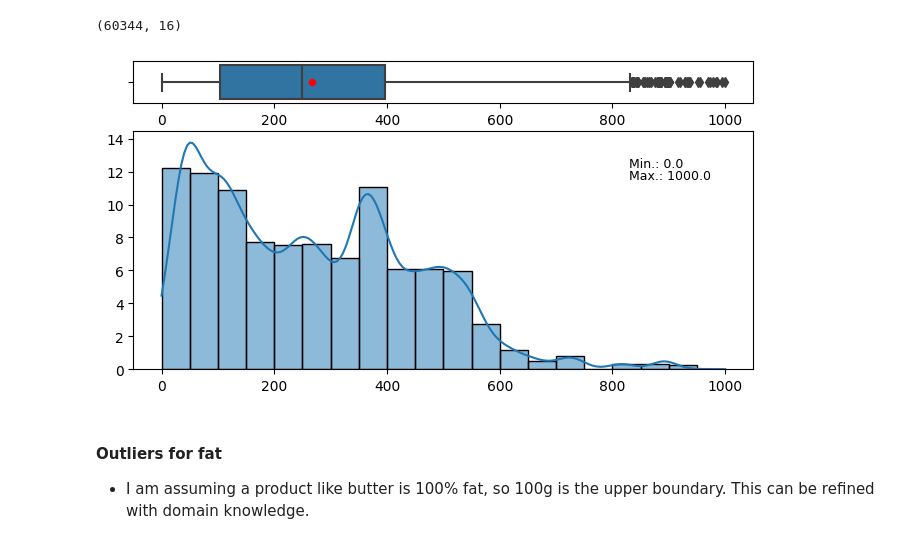
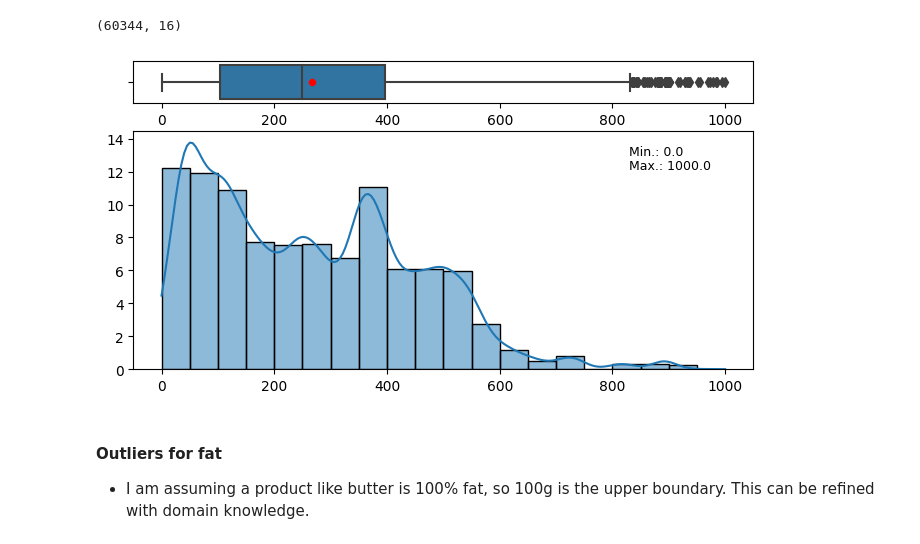
Before and after one commit to 64FC/Openclassrooms_DataScientist, a Jupyter notebook: Projet_2/OpenFoodFacts_1_notebook_nettoyage.ipynb, the cells around one changed output. Cells and saved outputs as stored; diff of their text form; code cells hidden in the pictures.

```diff
--- a/Projet_2/OpenFoodFacts_1_notebook_nettoyage.ipynb
+++ b/Projet_2/OpenFoodFacts_1_notebook_nettoyage.ipynb
@@ -359,6 +360,34 @@ In case there is a "generic" explanation (define upper/lower boundaries and set
 # %%
 # Start by making a copy of the df
 outliers_df = base_df_rmv.copy()
+# %%
+# Define a helper function for plotting
+def plot_box_hist(df, col_):
+  # Define the dimensions of the plot (global modification)
+  plt.rcParams['figure.figsize'] = (8,4)
+  # To reset figsize for future plots
+  #plt.rcParams['figure.figsize'] = plt.rcParamsDefault['figure.figsize']
+  _, axs = plt.subplots(2, 1, gridspec_kw={'height_ratios': (.15, .85)})
+  # Boxplot on 1st row
+  axs[0] = sns.boxplot(df, x=col_, orient='h', ax=axs[0], showmeans=True,
+                       meanprops={'marker':'8',
+                                  'markerfacecolor':'red',
+                                  'markeredgecolor':'red',
+                                  'markersize':'5'})
+  # Remove x axis name
+  axs[0].set(xlabel='')
+  # Histogram on 2nd row
+  axs[1] = sns.histplot(df, x=col_, stat='percent', bins=20, kde=True)
+  # Add min and max
+  axs[1].text(0.8, 0.9, 'Min.: {}'.format(df[col_].min()), fontsize=9,
+              transform=axs[1].transAxes)
+  axs[1].text(0.8, 0.84, 'Max.: {}'.format(df[col_].max()), fontsize=9,
+              transform=axs[1].transAxes)
+  # Remove x and y axis names
+  axs[1].set(xlabel='', ylabel='')
+  # Adjust spacing between (sub)plots
+  #plt.tight_layout()
+  plt.show()
 # %% [markdown]
 #### Outliers for energy
 # %%
@@ -409,33 +438,11 @@ outliers_df = outliers_df.loc[outliers_df[col_]<=1_000]
 outliers_df.shape
 # %% [output]
 (60344, 16)
-# %%
-# Define the dimensions of the plot (global modification)
-plt.rcParams['figure.figsize'] = (8,4)
-
-_, axs = plt.subplots(2, 1, gridspec_kw={'height_ratios': (.15, .85)})
-# Boxplot 1st row
-axs[0] = sns.boxplot(outliers_df, x=col_, orient='h', ax=axs[0],
-                     showmeans=True, meanprops={'marker':'8',
-                                                'markerfacecolor':'red',
-                                                'markeredgecolor':'red',
-                                                'markersize':'5'})
-# Remove x axis name
-axs[0].set(xlabel='')
-# Histogram on 2nd row
-axs[1] = sns.histplot(outliers_df, x=col_, stat='percent', bins=20, kde=True)
-# Add min and max
-axs[1].text(0.8, 0.85, 'Min.: {}'.format(outliers_df[col_].min()),
-            fontsize=9, transform=axs[1].transAxes)
-axs[1].text(0.8, 0.8, 'Max.: {}'.format(outliers_df[col_].max()),
-            fontsize=9, transform=axs[1].transAxes)
-# Remove x and y axis names
-axs[1].set(xlabel='', ylabel='')
-# Adjust spacing between (sub)plots
-#plt.tight_layout()
-plt.show()
-# %% [output]
-[figure, removed]
+# %%
+# Plot
+plot_box_hist(outliers_df, col_)
+# %% [output]
+[figure, added]
 # %% [markdown]
 #### Outliers for fat
 * I am assuming a product like butter is 100% fat, so 100g is the upper boundary. This can be refined with domain knowledge.
```
Also changed, not shown: parts of 43 cells of this notebook.
